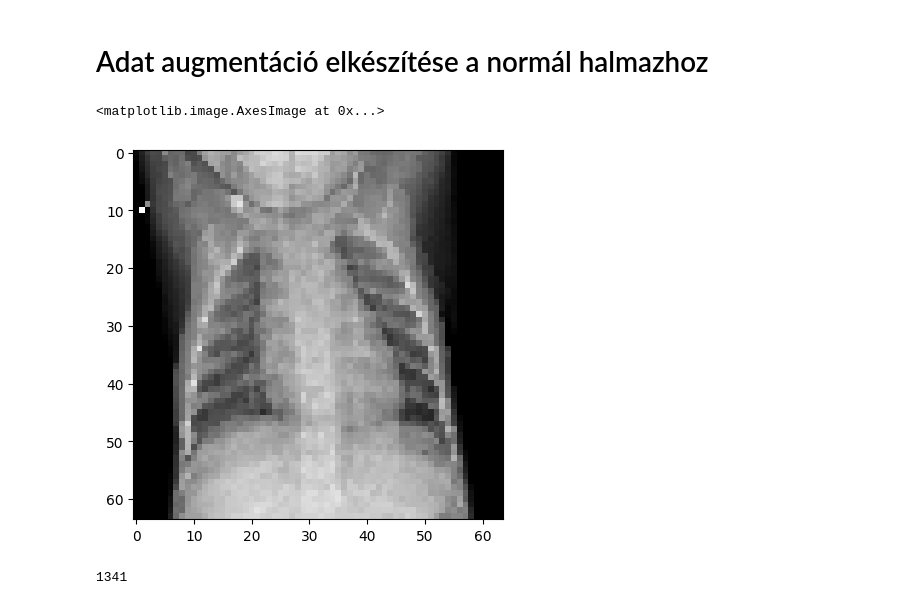
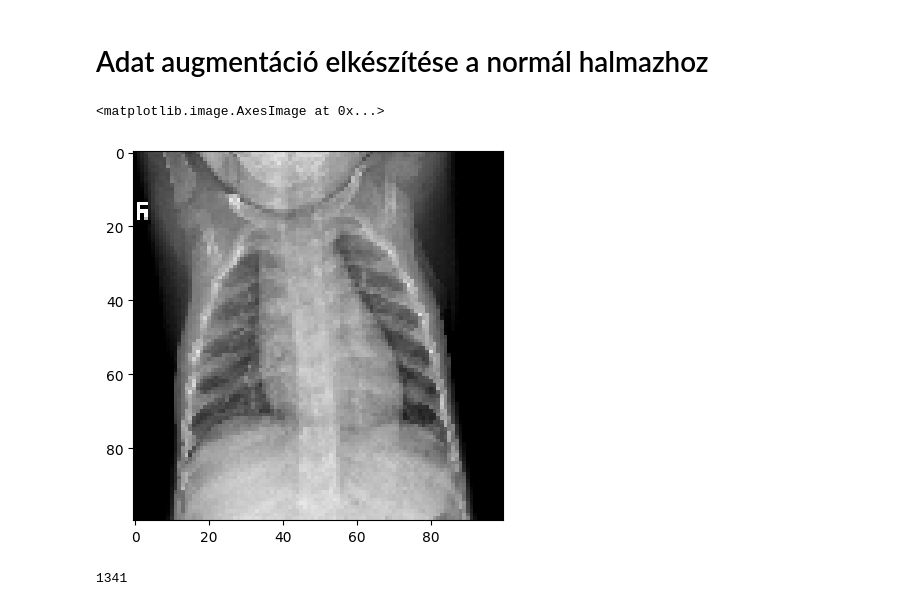
Before and after one commit to Adr1an11/Pneumonia-detection, a Jupyter notebook: pneunomia_detection.ipynb, the cells around one changed output. Saved outputs shown, nothing was run; the diff lists cells and outputs as text; code cells hidden in the pictures.

```diff
--- a/pneunomia_detection.ipynb
+++ b/pneunomia_detection.ipynb
@@ -58,7 +58,7 @@ train_normal = resizing_all(train_normal)'''
 'train_normal = [cv2.imread(file) for file in tqdm.tqdm(glob.glob("/content/drive/MyDrive/Colab Notebooks/tudogyulladas/windows/train/NORMAL/*.jpeg"), desc = "Betoltes") ]\ndef resizing_all(images):\n ...
 # %%
 # ezzel most mukodik es keves eroforrast hasznal fel, viszont igy az eda azon része, mely a képek felbontásának meghatározására való, gyakorlatilag haszontalan lett.
-def read_and_resize(path, size=(64,64)):
+def read_and_resize(path, size=(100,100)):
   img = cv2.imread(path)
   return cv2.resize(img, size)
 
@@ -297,20 +297,20 @@ Feltáró adatelemzés lezárása, konklúziók összesítése, dokumentálás s
 # %%
 # kb 3x annyi kép kell mint jelenleg van. terv: a harmadat elforgatom 90 fokkal jobbra a harmadat ugyanigy balra az utolso harmadot fejjel lefele forgatom meg
 #nem lehet imgaugot hasznalni az uj numpyal
 from tensorflow import keras
 from tensorflow.keras import layers
 from tensorflow.keras.models import Sequential
 resize_and_rescale = keras.Sequential([
-    layers.Resizing(64, 64),
+    layers.Resizing(100, 100),
     layers.Rescaling(1./255) # minden pixel erteket atrak 0-255 ről 0-1 re
 ])
 img = train_normal[0]
 resized_img = resize_and_rescale(img)
 plt.imshow(resized_img)
 # jo tehat eddig mukodik
 # %% [output]
 <matplotlib.image.AxesImage at 0x...>
-[figure, old version]
+[figure, new version]
 # %%
 data_augmentation = keras.Sequential([
       layers.RandomFlip("horizontal_and_vertical"),
```
Also changed, not shown: parts of 21 cells of this notebook.
